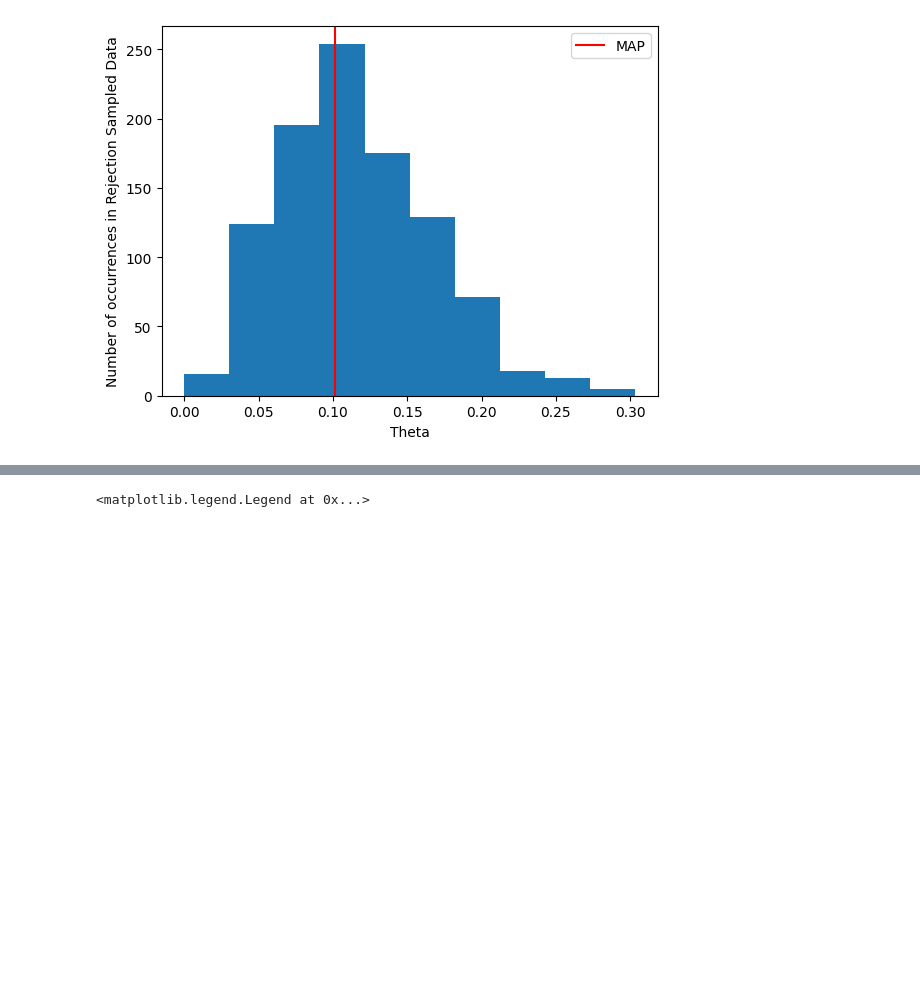
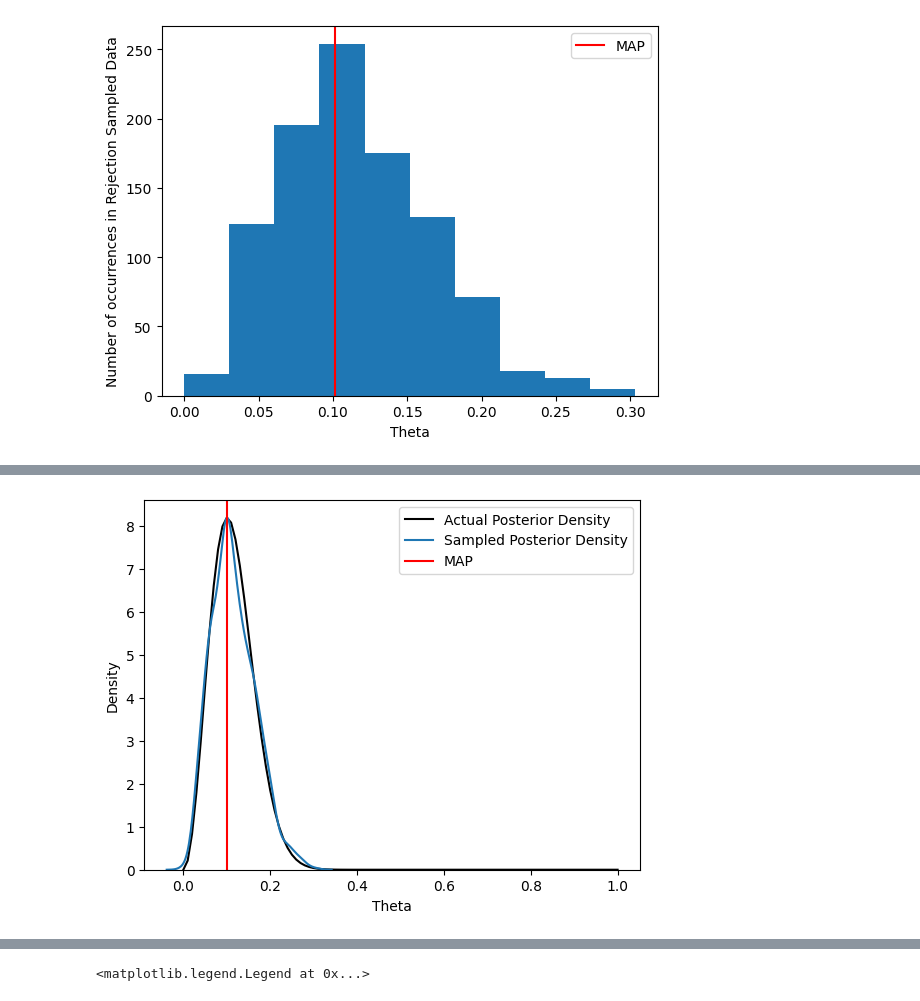
Before and after one commit to BEE4850-SP25/hw03-FenyaB, a Jupyter notebook: hw03.ipynb, the cells around one changed output, grey strips where cells are left out. Drawn from its saved outputs; the diff is of its cells as text; code cells hidden in the pictures; blank space fills up the shorter version.

```diff
--- a/hw03.ipynb
+++ b/hw03.ipynb
@@ -195,3 +204,16 @@ plt.legend()
+# %%
+# Create a basic density plot
+plt.plot(theta_range,pd.Series(posterior)*data[np.where(data[:, 1] == max(data[:, 1]))][0,1]/max(posterior), color = 'black', label="Posterior")
+sns.kdeplot(keep_samp)
+plt.axvline(x=theta_map_rounded, color='r')
+
+# plt.ylabel("Density")
+plt.xlabel("Theta")
+# plt.title("Posterior Distribution")
+plt.legend(['Actual Posterior Density','Sampled Posterior Density','MAP'])
+plt.show()
+# %% [output]
+[figure, added]
 # %% [markdown]
 -   Use rejection sampling to draw 1,000 samples from the posterior and
     plot the distribution of samples. How well are you capturing the
```
Also changed, not shown: parts of 28 cells of this notebook.
